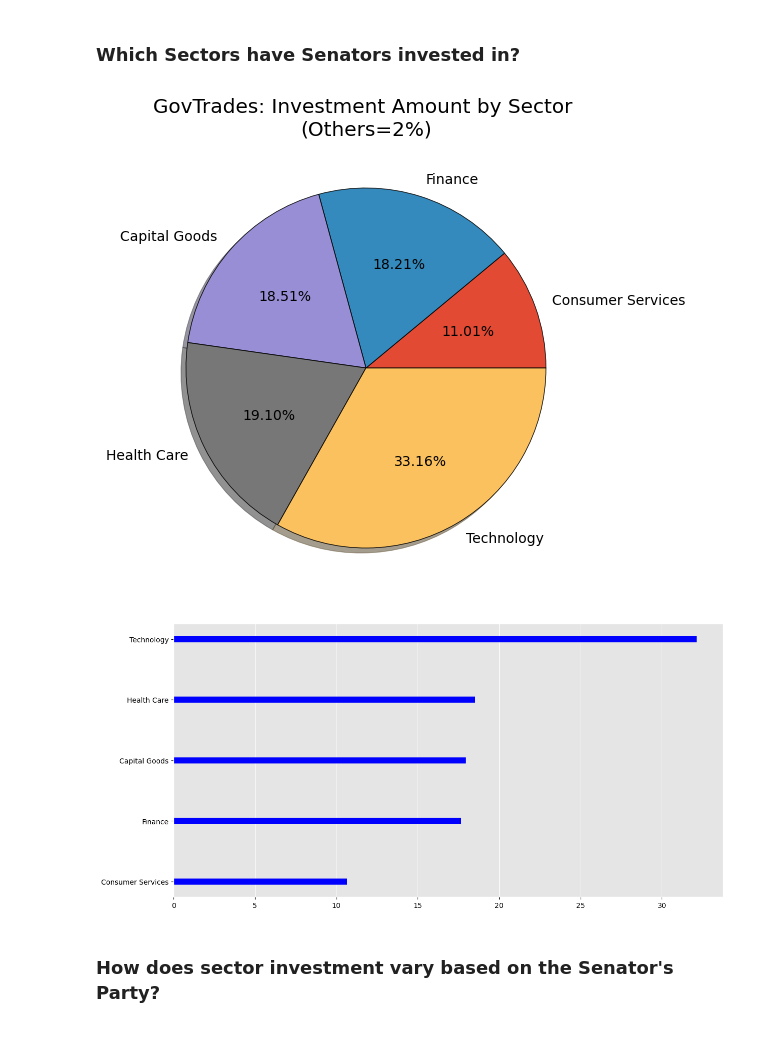
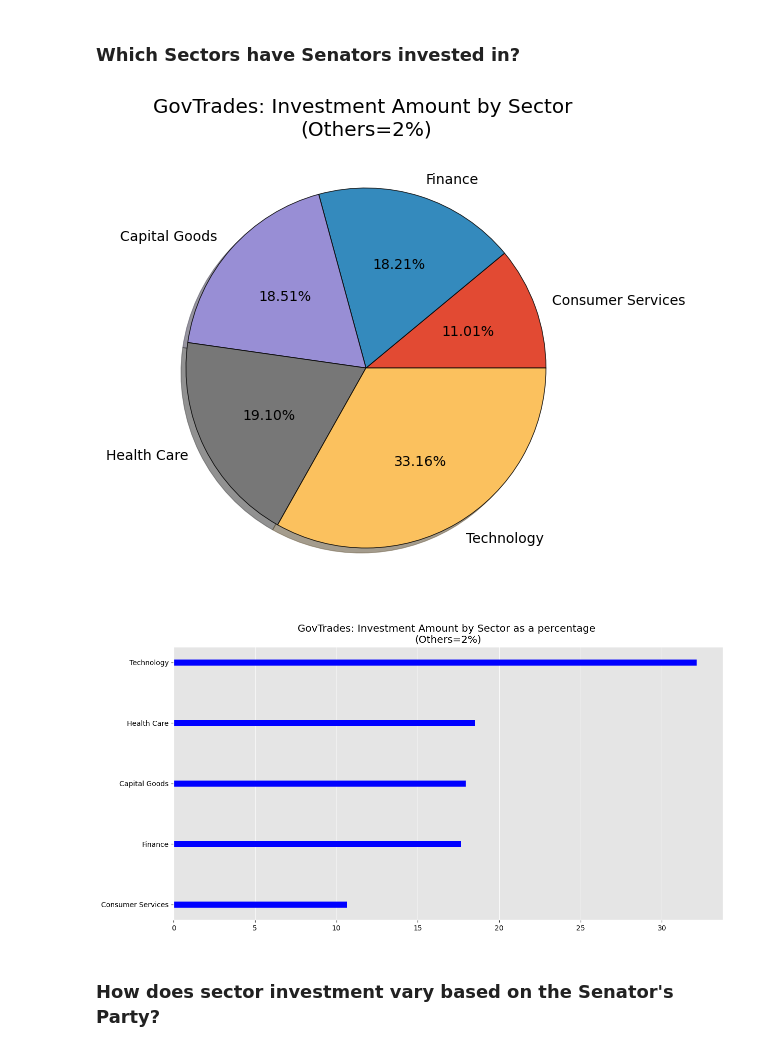
Before and after one commit to e2abbyh/ECE143-Group4-FinalProject, a Jupyter notebook: Analysis.ipynb, the cells around one changed output. Drawn from its saved outputs; the diff is of its cells as text; code cells hidden in the pictures.

Commit message:
Bug: DDem to Dem, Title for graph

```diff
--- a/Analysis.ipynb
+++ b/Analysis.ipynb
@@ -33,34 +33,35 @@ sector_holdings = getSumCount(df_govtrades, "Sector", "Estimated Holdings")
 # %%
 scale = 1e5
 pie_sector_data = sector_holdings["Estimated Holdings sum"]/scale
 pie_sector_data /= pie_sector_data.sum()
 pie_sector_data *= 100
 indices = pie_sector_data>2
 indices = pie_sector_data[indices].sort_values().index
 
 with plt.style.context('ggplot'):
     _ = plt.pie(pie_sector_data[indices], labels = sector_holdings["Sector"][indices]
                 , wedgeprops={"edgecolor": "black"}, autopct="%1.2f%%"
                 , shadow=True)
     plt.tight_layout()
     plt.title("GovTrades: Investment Amount by Sector \n(Others=2%)")
     plt.show()
 plt.close()
 # https://scc.ms.unimelb.edu.au/resources/data-visualisation-and-exploration/no_pie-charts
 
 with plt.style.context('ggplot'):
     fig = plt.figure(figsize=(14, 7))
     plt.barh(sector_holdings["Sector"][indices], pie_sector_data[indices],
             color="blue", height=0.1, capstyle="round")
     plt.grid(False)
+    plt.title("GovTrades: Investment Amount by Sector as a percentage \n(Others=2%)")
     ax = plt.gca()
     ax.xaxis.grid(True)
     ax.tick_params(axis='both', colors='black')
     plt.show()
 plt.close()
 # %% [output]
 [figure]
-[figure, old version]
+[figure, new version]
 # %% [markdown]
 ### How does sector investment vary based on the Senator's Party?
 # %%
```
Also changed, not shown: parts of 3 cells of this notebook.
